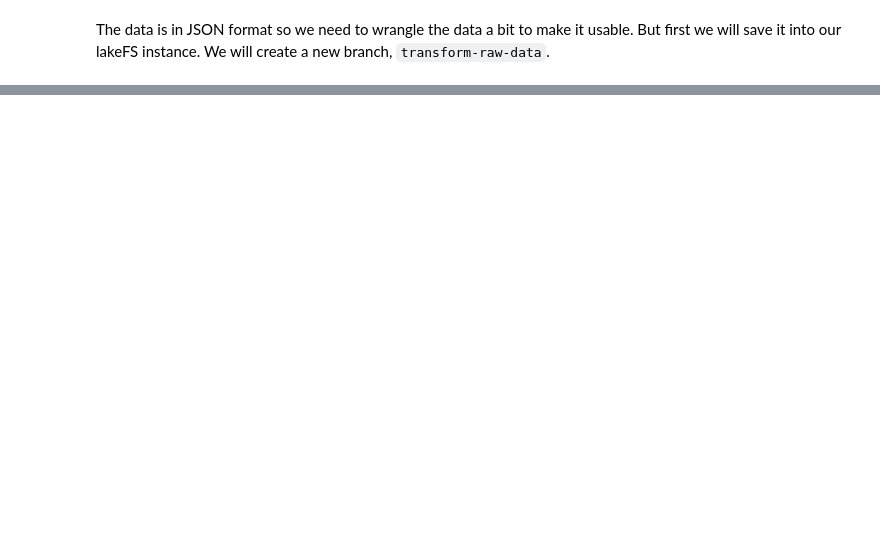
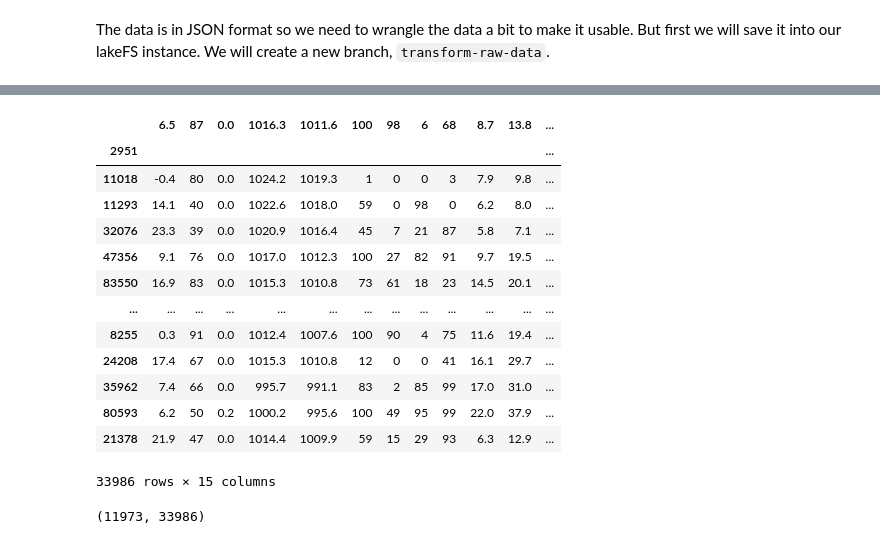
Before and after one commit to aai-institute/lakefs-spec, a Jupyter notebook: demos/rain_prediction.ipynb, the cells around one changed output, grey strips where cells are left out. Saved outputs shown, nothing was run; the diff lists cells and outputs as text; code cells hidden in the pictures; blank space fills up the shorter version.

```diff
--- a/demos/rain_prediction.ipynb
+++ b/demos/rain_prediction.ipynb
@@ -153,0 +371,21 @@ Test accuracy: 88.52 %
+# %%
+pd.read_csv(f'lakefs://{REPO_NAME}/{TRAINING_BRANCH}/test.csv', index_col=0)
+# %% [output]
+|  | 6.5 | 87 | 0.0 | 1016.3 | 1011.6 | 100 | 98 | 6 | 68 | 8.7 | 13.8 | ... |
+| 2951 |  |  |  |  |  |  |  |  |  |  |  | ... |
+| 11018 | -0.4 | 80 | 0.0 | 1024.2 | 1019.3 | 1 | 0 | 0 | 3 | 7.9 | 9.8 | ... |
+| 11293 | 14.1 | 40 | 0.0 | 1022.6 | 1018.0 | 59 | 0 | 98 | 0 | 6.2 | 8.0 | ... |
+| 32076 | 23.3 | 39 | 0.0 | 1020.9 | 1016.4 | 45 | 7 | 21 | 87 | 5.8 | 7.1 | ... |
+| 47356 | 9.1 | 76 | 0.0 | 1017.0 | 1012.3 | 100 | 27 | 82 | 91 | 9.7 | 19.5 | ... |
+| 83550 | 16.9 | 83 | 0.0 | 1015.3 | 1010.8 | 73 | 61 | 18 | 23 | 14.5 | 20.1 | ... |
+| ... | ... | ... | ... | ... | ... | ... | ... | ... | ... | ... | ... | ... |
+| 8255 | 0.3 | 91 | 0.0 | 1012.4 | 1007.6 | 100 | 90 | 4 | 75 | 11.6 | 19.4 | ... |
+| 24208 | 17.4 | 67 | 0.0 | 1015.3 | 1010.8 | 12 | 0 | 0 | 41 | 16.1 | 29.7 | ... |
+| 35962 | 7.4 | 66 | 0.0 | 995.7 | 991.1 | 83 | 2 | 85 | 99 | 17.0 | 31.0 | ... |
+| 80593 | 6.2 | 50 | 0.2 | 1000.2 | 995.6 | 100 | 49 | 95 | 99 | 22.0 | 37.9 | ... |
+| 21378 | 21.9 | 47 | 0.0 | 1014.4 | 1009.9 | 59 | 15 | 29 | 93 | 6.3 | 12.9 | ... |
+33986 rows × 15 columns
+# %%
+len(pd.read_csv(f'lakefs://{REPO_NAME}/{TRAINING_BRANCH}/train.csv', index_col=0)), len(pd.read_csv(f'lakefs://{REPO_NAME}/{TRAINING_BRANCH}/test.csv', index_col=0))
+# %% [output]
+(11973, 33986)
```
Also changed, not shown: parts of 76 cells of this notebook, 1 other file.
